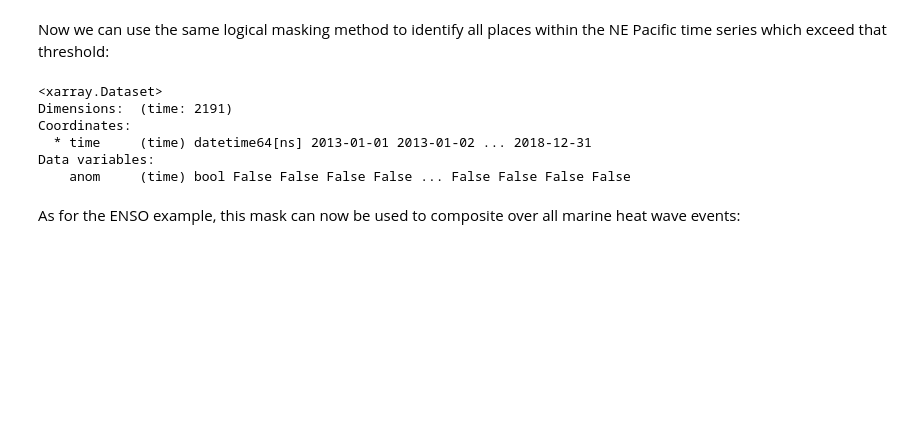
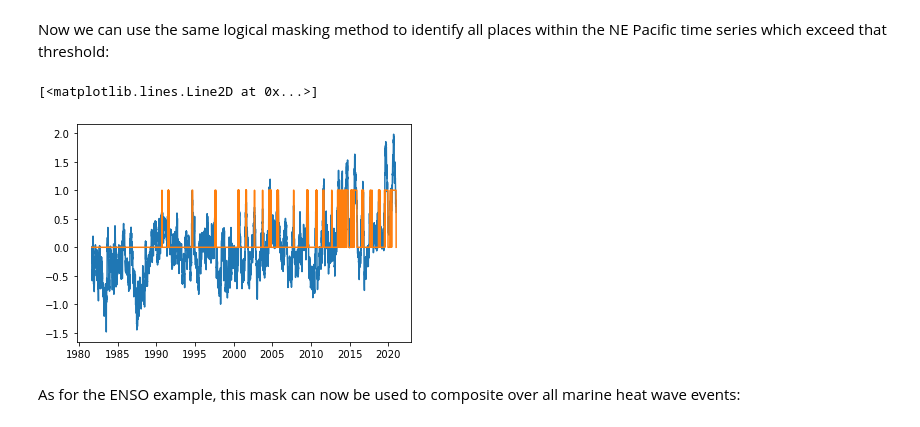
Before and after one commit to samanthastevenson/EDS220_Fall2021, a Jupyter notebook: OISST_ENSO_MHWs.ipynb, the cells around one changed output. Saved outputs shown, nothing was run; the diff lists cells and outputs as text; code cells hidden in the pictures; blank space fills up the shorter version.

```diff
--- a/OISST_ENSO_MHWs.ipynb
+++ b/OISST_ENSO_MHWs.ipynb
@@ -401,14 +419,14 @@ Now we can use the same logical masking method to identify all places within the
 # %%
 # Mask for MHW
 mhw_msk = (nepac_ts > thr)
 mhw_msk
+
+# Make a quick plot to see if the masking worked
+plt.plot(nepac_ts.time,nepac_ts.anom)
+plt.plot(nepac_ts.time,mhw_msk.to_array().squeeze())
 # %% [output]
-<xarray.Dataset>
-Dimensions:  (time: 2191)
-Coordinates:
-  * time     (time) datetime64[ns] 2013-01-01 2013-01-02 ... 2018-12-31
-Data variables:
-    anom     (time) bool False False False False ... False False False False
+[<matplotlib.lines.Line2D at 0x...>]
+[figure, added]
 # %% [markdown]
 As for the ENSO example, this mask can now be used to composite over all marine heat wave events:
 # %%
```
Also changed, not shown: parts of 31 cells of this notebook.
